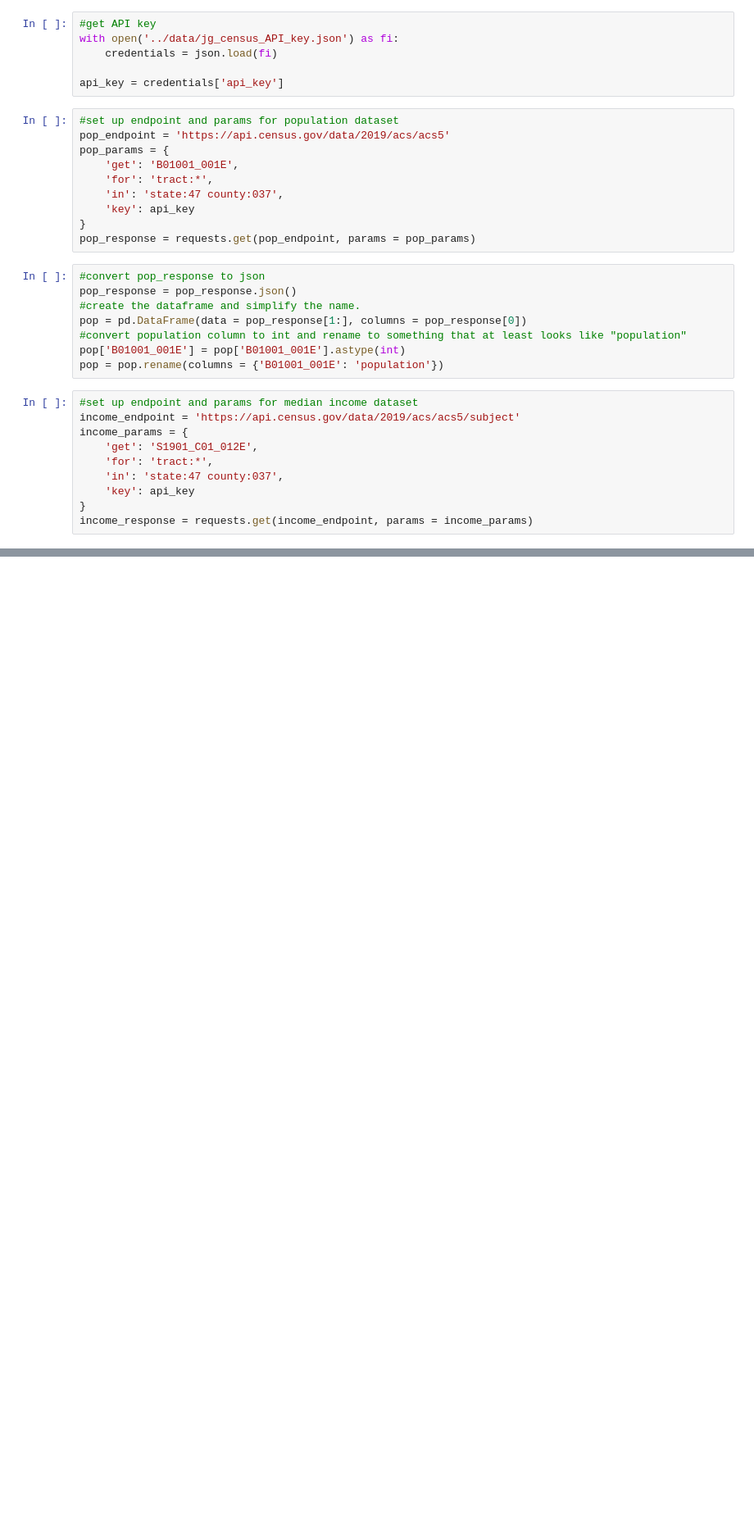
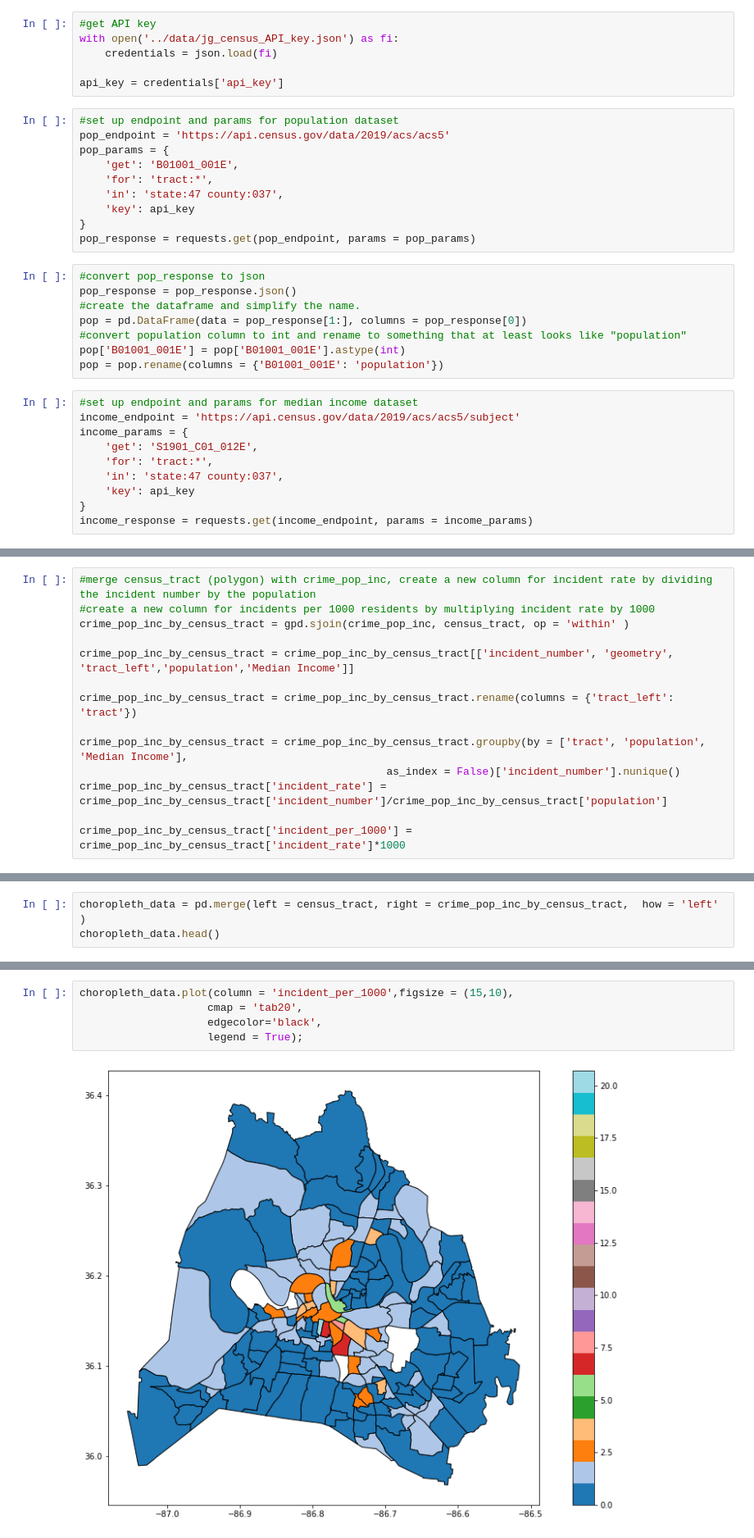
Before and after one commit to nss-data-science-cohort-5/geospatial_api-purple-pumas, a Jupyter notebook: notebooks/2021-10-02 geospatial_project.ipynb, the cells around one changed output, grey strips where cells are left out. Shown at 82% size. Cells and saved outputs as stored; diff of their text form; blank space fills up the shorter version.

```diff
--- a/notebooks/2021-10-02 geospatial_project.ipynb
+++ b/notebooks/2021-10-02 geospatial_project.ipynb
@@ -157,0 +164,14 @@ MergeError: No common columns to perform merge on. Merge options: left_on=None,
+# %%
+#merge census_tract (polygon) with crime_pop_inc, create a new column for incident rate by dividing the incident number by the population
+#create a new column for incidents per 1000 residents by multiplying incident rate by 1000
+crime_pop_inc_by_census_tract = gpd.sjoin(crime_pop_inc, census_tract, op = 'within' )
+
+crime_pop_inc_by_census_tract = crime_pop_inc_by_census_tract[['incident_number', 'geometry', 'tract_left','population','Median Income']]
+
+crime_pop_inc_by_census_tract = crime_pop_inc_by_census_tract.rename(columns = {'tract_left': 'tract'})
+
+crime_pop_inc_by_census_tract = crime_pop_inc_by_census_tract.groupby(by = ['tract', 'population', 'Median Income'],
+                                                as_index = False)['incident_number'].nunique()
+crime_pop_inc_by_census_tract['incident_rate'] = crime_pop_inc_by_census_tract['incident_number']/crime_pop_inc_by_census_tract['population']
+
+crime_pop_inc_by_census_tract['incident_per_1000'] = crime_pop_inc_by_census_tract['incident_rate']*1000
@@ -157,0 +188,3 @@ MergeError: No common columns to perform merge on. Merge options: left_on=None,
+# %%
+choropleth_data = pd.merge(left = census_tract, right = crime_pop_inc_by_census_tract,  how = 'left' )
+choropleth_data.head()
@@ -157,0 +206,7 @@ MergeError: No common columns to perform merge on. Merge options: left_on=None,
+# %%
+choropleth_data.plot(column = 'incident_per_1000',figsize = (15,10),
+                    cmap = 'tab20',
+                    edgecolor='black',
+                    legend = True);
+# %% [output]
+[figure, added]
```
Also changed, not shown: parts of 19 cells of this notebook.
